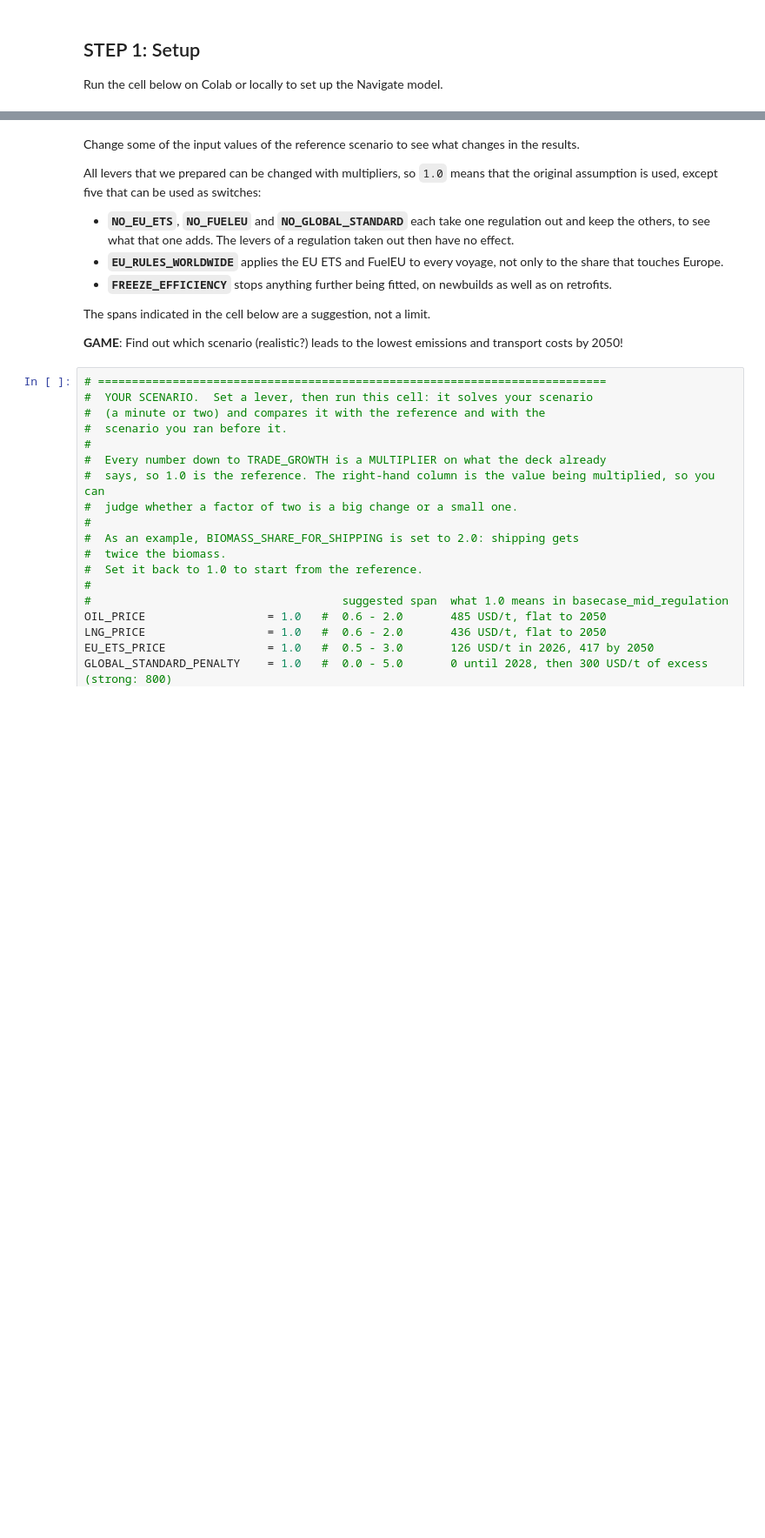
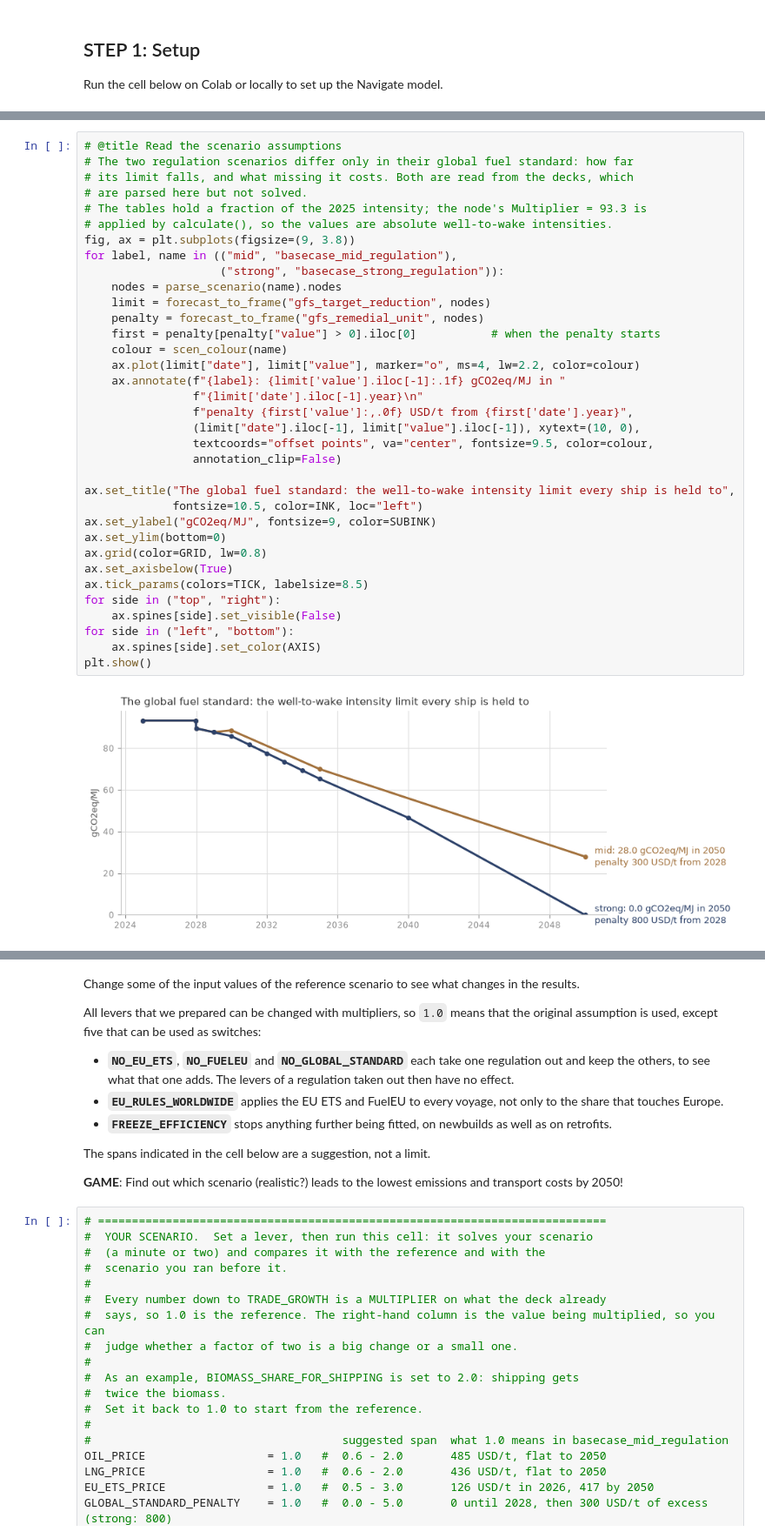
Before and after one commit to zerocarbonshipping/navigate-zcs, a Jupyter notebook: docs/workshop/02-run-a-global-case.ipynb, the cells around one changed output, grey strips where cells are left out. Shown at 87% size. Cells and saved outputs as stored; diff of their text form; blank space fills up the shorter version.

```diff
--- a/docs/workshop/02-run-a-global-case.ipynb
+++ b/docs/workshop/02-run-a-global-case.ipynb
@@ -549 +612,38 @@ Navigate 1.0.0 is already installed.
+# %%
+# @title Read the scenario assumptions
+# The two regulation scenarios differ only in their global fuel standard: how far
+# its limit falls, and what missing it costs. Both are read from the decks, which
+# are parsed here but not solved.
+# The tables hold a fraction of the 2025 intensity; the node's Multiplier = 93.3 is
+# applied by calculate(), so the values are absolute well-to-wake intensities.
+fig, ax = plt.subplots(figsize=(9, 3.8))
+for label, name in (("mid", "basecase_mid_regulation"),
+                    ("strong", "basecase_strong_regulation")):
+    nodes = parse_scenario(name).nodes
+    limit = forecast_to_frame("gfs_target_reduction", nodes)
+    penalty = forecast_to_frame("gfs_remedial_unit", nodes)
+    first = penalty[penalty["value"] > 0].iloc[0]           # when the penalty starts
+    colour = scen_colour(name)
+    ax.plot(limit["date"], limit["value"], marker="o", ms=4, lw=2.2, color=colour)
+    ax.annotate(f"{label}: {limit['value'].iloc[-1]:.1f} gCO2eq/MJ in "
+                f"{limit['date'].iloc[-1].year}\n"
+                f"penalty {first['value']:,.0f} USD/t from {first['date'].year}",
+                (limit["date"].iloc[-1], limit["value"].iloc[-1]), xytext=(10, 0),
+                textcoords="offset points", va="center", fontsize=9.5, color=colour,
+                annotation_clip=False)
+
+ax.set_title("The global fuel standard: the well-to-wake intensity limit every ship is held to",
+             fontsize=10.5, color=INK, loc="left")
+ax.set_ylabel("gCO2eq/MJ", fontsize=9, color=SUBINK)
+ax.set_ylim(bottom=0)
+ax.grid(color=GRID, lw=0.8)
+ax.set_axisbelow(True)
+ax.tick_params(colors=TICK, labelsize=8.5)
+for side in ("top", "right"):
+    ax.spines[side].set_visible(False)
+for side in ("left", "bottom"):
+    ax.spines[side].set_color(AXIS)
+plt.show()
+# %% [output]
+[figure, added]
 # %% [markdown]
```
Also changed, not shown: parts of 20 cells of this notebook, 18 other files.
